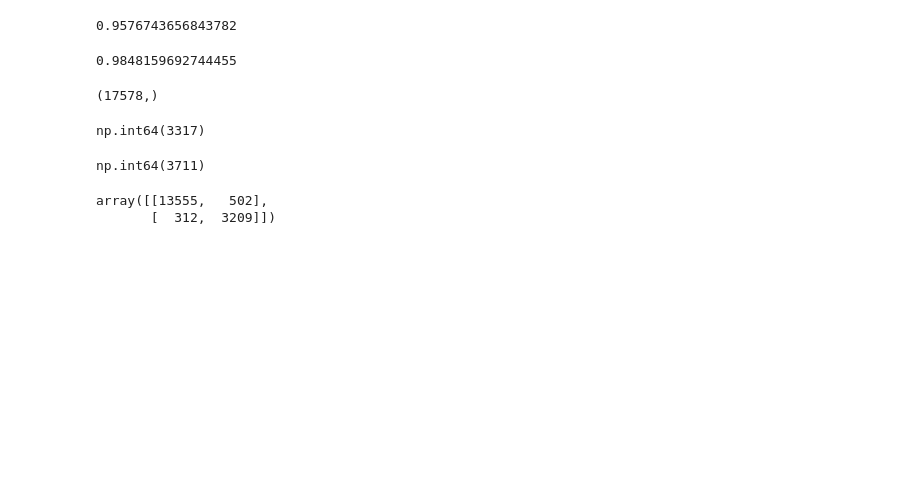
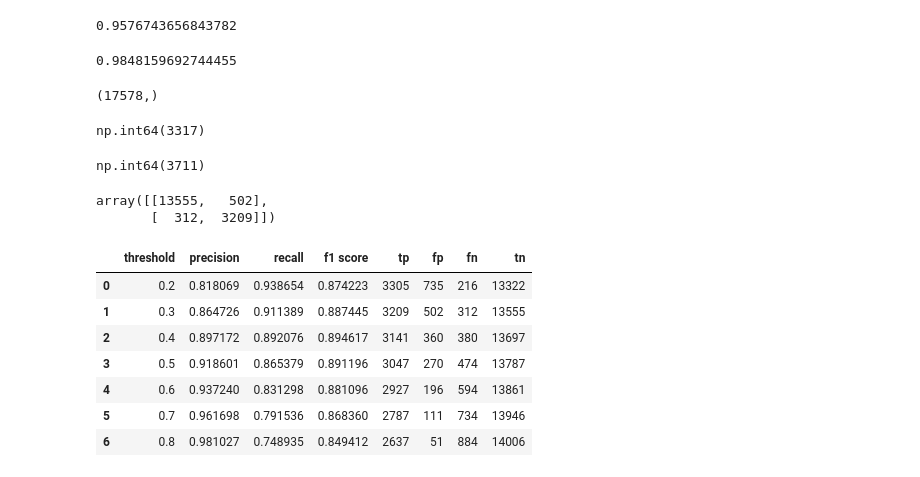
Before and after one commit to Rujuta-133/fintech-risk-scoring, a Jupyter notebook: notebooks/02_baseline_model.ipynb, the cells around one changed output. Drawn from its saved outputs; the diff is of its cells as text; code cells hidden in the pictures; blank space fills up the shorter version.

Commit message:
Complete baseline threshold analysis

```diff
--- a/notebooks/02_baseline_model.ipynb
+++ b/notebooks/02_baseline_model.ipynb
@@ -481,3 +481,42 @@ cm_30
 # %% [output]
 array([[13555,   502],
        [  312,  3209]])
+# %%
+threshold_results = []
+
+for threshold in thresholds:
+    y_test_pred_threshold = (y_test_default_proba >= threshold).astype(int)
+    cm_threshold = confusion_matrix(y_test, y_test_pred_threshold)
+    tn = cm_threshold[0][0]
+    fp = cm_threshold[0][1]
+    fn = cm_threshold[1][0]
+    tp = cm_threshold[1][1]
+
+    precision_threshold = tp / (tp + fp)
+    recall_threshold = tp / (tp + fn)
+
+    f1_score_threshold = 2 * ((precision_threshold * recall_threshold) / (precision_threshold + recall_threshold))
+
+    results = {"threshold": threshold,
+               "precision": precision_threshold,
+                "recall" : recall_threshold,
+                "f1 score" : f1_score_threshold,
+                "tp": tp,
+                "fp": fp,
+                "fn": fn,
+                "tn": tn}
+
+    threshold_results.append(results)
+
+
+threshold_df = pd.DataFrame(threshold_results)
+threshold_df
+# %% [output]
+|  | threshold | precision | recall | f1 score | tp | fp | fn | tn |
+| 0 | 0.2 | 0.818069 | 0.938654 | 0.874223 | 3305 | 735 | 216 | 13322 |
+| 1 | 0.3 | 0.864726 | 0.911389 | 0.887445 | 3209 | 502 | 312 | 13555 |
+| 2 | 0.4 | 0.897172 | 0.892076 | 0.894617 | 3141 | 360 | 380 | 13697 |
+| 3 | 0.5 | 0.918601 | 0.865379 | 0.891196 | 3047 | 270 | 474 | 13787 |
+| 4 | 0.6 | 0.937240 | 0.831298 | 0.881096 | 2927 | 196 | 594 | 13861 |
+| 5 | 0.7 | 0.961698 | 0.791536 | 0.868360 | 2787 | 111 | 734 | 13946 |
+| 6 | 0.8 | 0.981027 | 0.748935 | 0.849412 | 2637 | 51 | 884 | 14006 |
```
